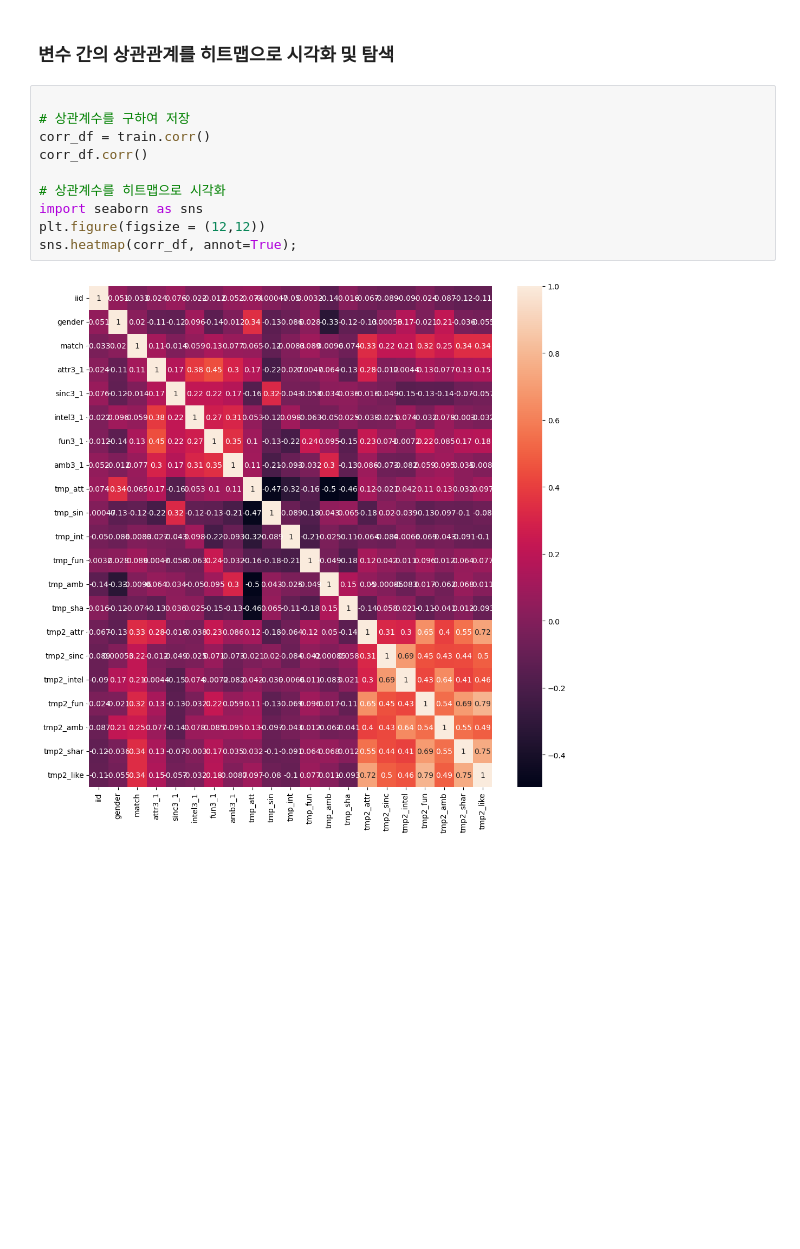
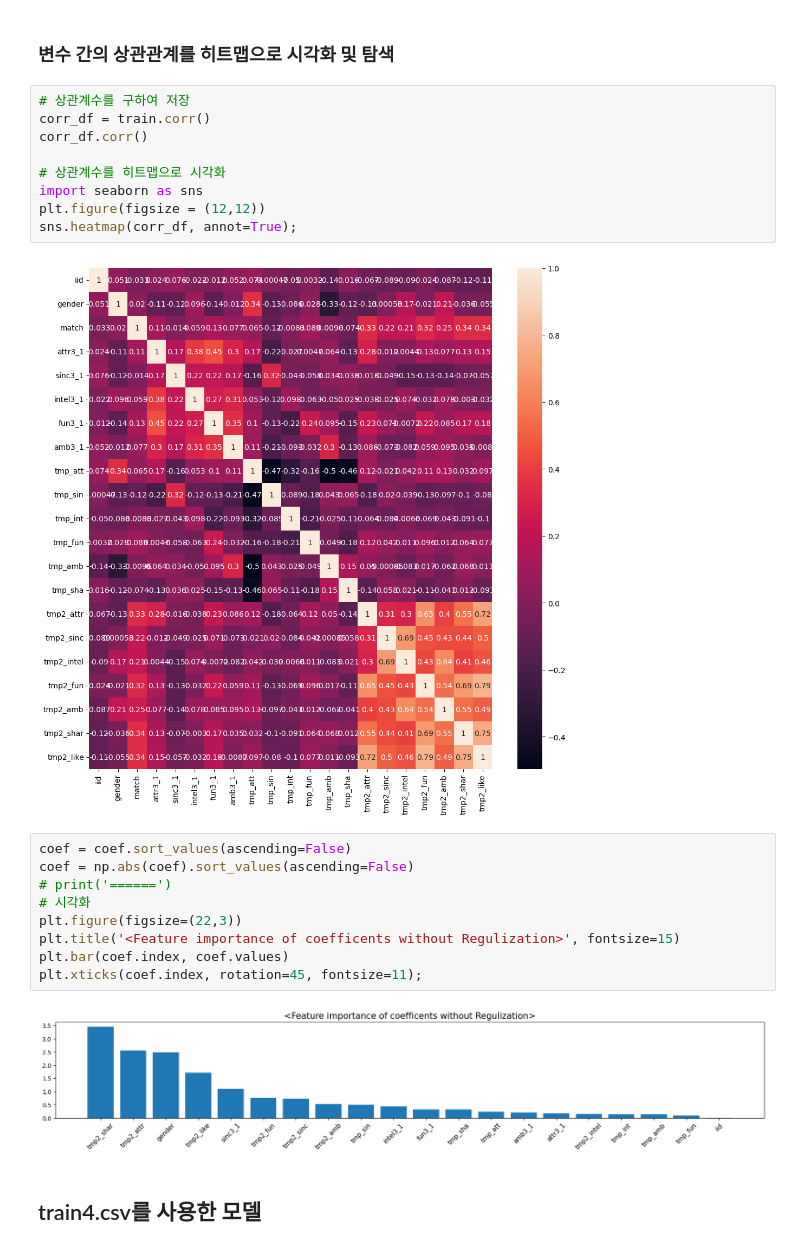
Before and after one commit to i-am-not-kangjik/Well-Founded-Confidence, a Jupyter notebook: Gyuheon/LR_model.ipynb, the cells around one changed output. Saved outputs shown, nothing was run; the diff lists cells and outputs as text; blank space fills up the shorter version.

```diff
--- a/Gyuheon/LR_model.ipynb
+++ b/Gyuheon/LR_model.ipynb
@@ -205,7 +217,6 @@ plt.show()
 # %% [markdown]
 ### 변수 간의 상관관계를 히트맵으로 시각화 및 탐색
 # %%
-
 # 상관계수를 구하여 저장
 corr_df = train.corr()
 corr_df.corr()
@@ -216,3 +227,16 @@ plt.figure(figsize = (12,12))
 sns.heatmap(corr_df, annot=True);
 # %% [output]
 [figure]
+# %%
+coef = coef.sort_values(ascending=False)
+coef = np.abs(coef).sort_values(ascending=False)
+# print('======')
+# 시각화
+plt.figure(figsize=(22,3))
+plt.title('<Feature importance of coefficents without Regulization>', fontsize=15)
+plt.bar(coef.index, coef.values)
+plt.xticks(coef.index, rotation=45, fontsize=11);
+# %% [output]
+[figure, added]
+# %% [markdown]
+## train4.csv를 사용한 모델
```
Also changed, not shown: parts of 40 cells of this notebook, 1 other file.
